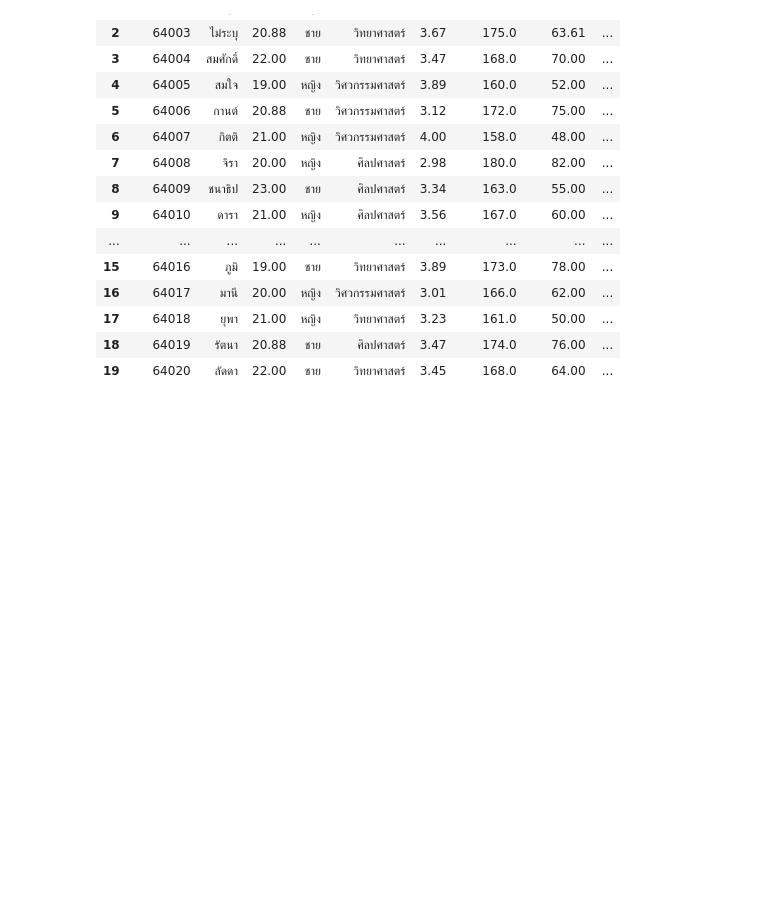
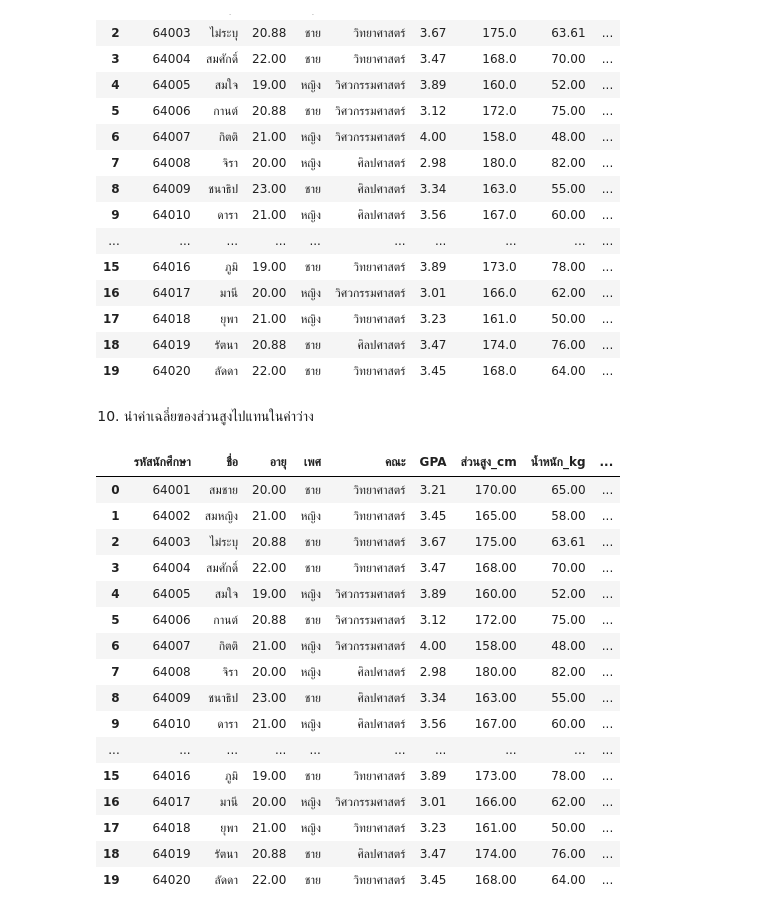
Before and after one commit to Nutkamol-660710706/ai-660710706, a Jupyter notebook: dp_and_fe_for_student_data.ipynb, the cells around one changed output. Cells and saved outputs as stored; diff of their text form; code cells hidden in the pictures; blank space fills up the shorter version.

```diff
--- a/dp_and_fe_for_student_data.ipynb
+++ b/dp_and_fe_for_student_data.ipynb
@@ -275,3 +275,28 @@ df_student
 | 17 | 64018 | ยุพา | 21.00 | หญิง | วิทยาศาสตร์ | 3.23 | 161.0 | 50.00 | ... |
 | 18 | 64019 | รัตนา | 20.88 | ชาย | ศิลปศาสตร์ | 3.47 | 174.0 | 76.00 | ... |
 | 19 | 64020 | ลัดดา | 22.00 | ชาย | วิทยาศาสตร์ | 3.45 | 168.0 | 64.00 | ... |
+# %% [markdown]
+10. นำค่าเฉลี่ยของส่วนสูงไปแทนในค่าว่าง
+# %%
+mean_m = np.round(df_student['ส่วนสูง_cm'].mean(), 2)
+df_student['ส่วนสูง_cm'].fillna(mean_m, inplace=True)
+# %%
+df_student
+# %% [output]
+|  | รหัสนักศึกษา | ชื่อ | อายุ | เพศ | คณะ | GPA | ส่วนสูง_cm | น้ำหนัก_kg | ... |
+| 0 | 64001 | สมชาย | 20.00 | ชาย | วิทยาศาสตร์ | 3.21 | 170.00 | 65.00 | ... |
+| 1 | 64002 | สมหญิง | 21.00 | หญิง | วิทยาศาสตร์ | 3.45 | 165.00 | 58.00 | ... |
+| 2 | 64003 | ไม่ระบุ | 20.88 | ชาย | วิทยาศาสตร์ | 3.67 | 175.00 | 63.61 | ... |
+| 3 | 64004 | สมศักดิ์ | 22.00 | ชาย | วิทยาศาสตร์ | 3.47 | 168.00 | 70.00 | ... |
+| 4 | 64005 | สมใจ | 19.00 | หญิง | วิศวกรรมศาสตร์ | 3.89 | 160.00 | 52.00 | ... |
+| 5 | 64006 | กานต์ | 20.88 | ชาย | วิศวกรรมศาสตร์ | 3.12 | 172.00 | 75.00 | ... |
+| 6 | 64007 | กิตติ | 21.00 | หญิง | วิศวกรรมศาสตร์ | 4.00 | 158.00 | 48.00 | ... |
+| 7 | 64008 | จิรา | 20.00 | หญิง | ศิลปศาสตร์ | 2.98 | 180.00 | 82.00 | ... |
+| 8 | 64009 | ชนาธิป | 23.00 | ชาย | ศิลปศาสตร์ | 3.34 | 163.00 | 55.00 | ... |
+| 9 | 64010 | ดารา | 21.00 | หญิง | ศิลปศาสตร์ | 3.56 | 167.00 | 60.00 | ... |
+| ... | ... | ... | ... | ... | ... | ... | ... | ... | ... |
+| 15 | 64016 | ภูมิ | 19.00 | ชาย | วิทยาศาสตร์ | 3.89 | 173.00 | 78.00 | ... |
+| 16 | 64017 | มานี | 20.00 | หญิง | วิศวกรรมศาสตร์ | 3.01 | 166.00 | 62.00 | ... |
+| 17 | 64018 | ยุพา | 21.00 | หญิง | วิทยาศาสตร์ | 3.23 | 161.00 | 50.00 | ... |
+| 18 | 64019 | รัตนา | 20.88 | ชาย | ศิลปศาสตร์ | 3.47 | 174.00 | 76.00 | ... |
+| 19 | 64020 | ลัดดา | 22.00 | ชาย | วิทยาศาสตร์ | 3.45 | 168.00 | 64.00 | ... |
```
